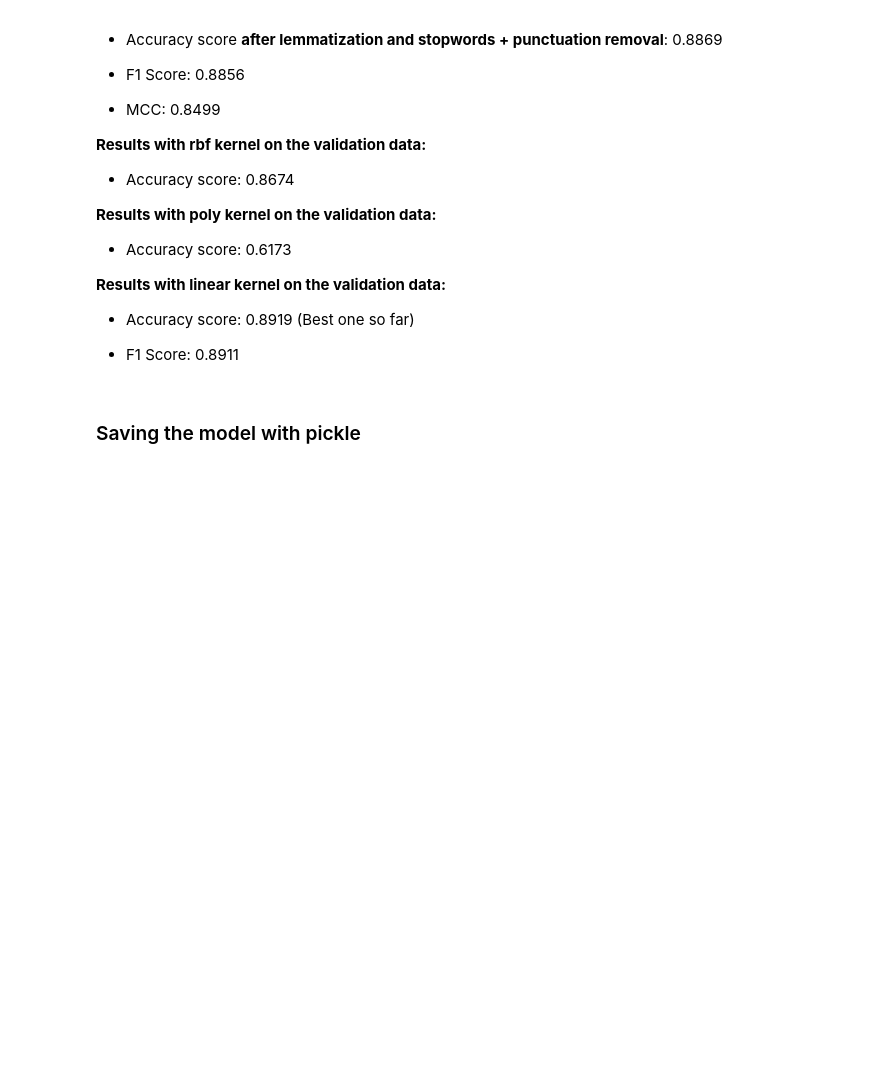
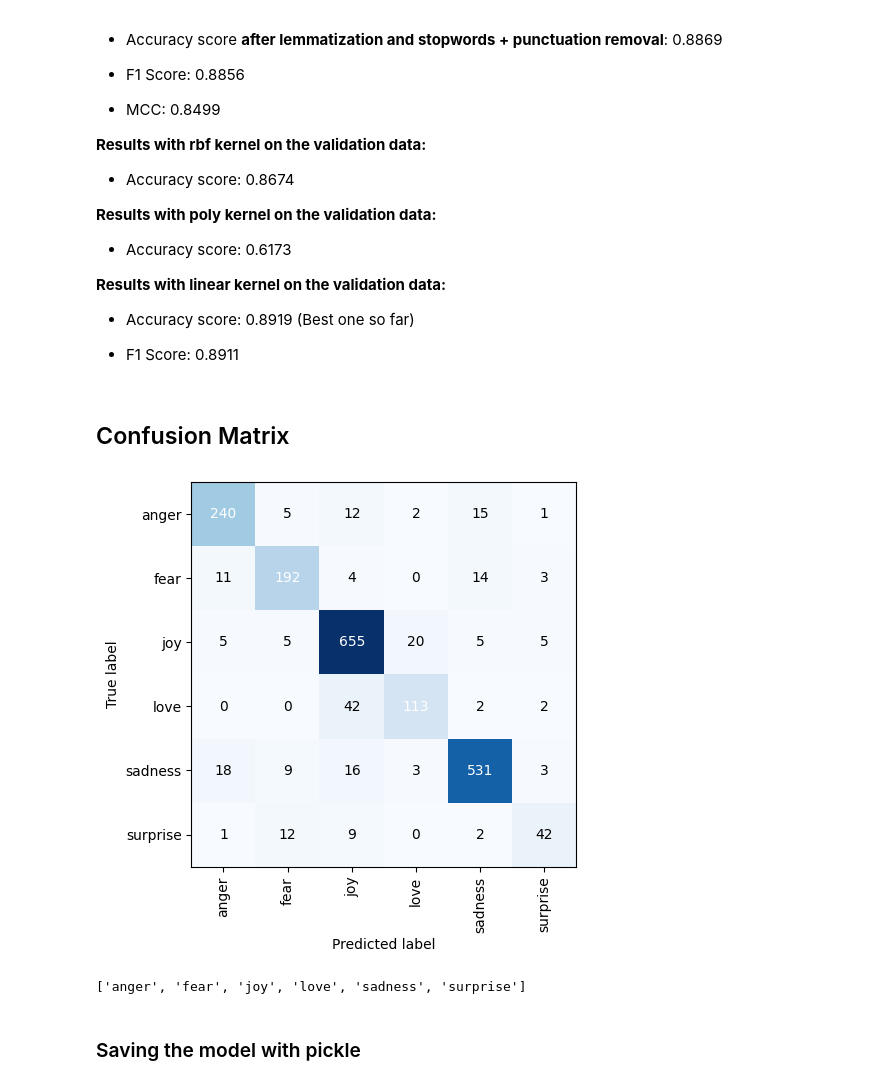
Before and after one commit to gmunda97/emotion_classification, a Jupyter notebook: jupyter_notebooks/support_vector_machine.ipynb, the cells around one changed output. Cells and saved outputs as stored; diff of their text form; code cells hidden in the pictures; blank space fills up the shorter version.

Commit message:
Confusion matrix for SVM implemented

```diff
--- a/jupyter_notebooks/support_vector_machine.ipynb
+++ b/jupyter_notebooks/support_vector_machine.ipynb
@@ -154,6 +160,40 @@ The predicted emotion for 'Yesterday I went to the supermarket and bought some f
 - Accuracy score: 0.8919 (Best one so far)
 
 - F1 Score: 0.8911
+# %% [markdown]
+## Confusion Matrix
+# %%
+# classify the test data and compute the predicted labels
+y_true = test_data["Emotion"].tolist()
+y_pred = [svm_classifier.classify(text) for text in test_data["Text"].tolist()]
+label_names = svm_classifier.classifier.classes_.tolist()
+
+# compute the confusion matrix
+cm = confusion_matrix(y_true, y_pred, labels=label_names)
+# plot the confusion matrix
+fig, ax = plt.subplots(figsize=(5,5))
+im = ax.imshow(cm, cmap='Blues')
+
+# set the tick labels
+ax.set_xticks(np.arange(len(label_names)))
+ax.set_yticks(np.arange(len(label_names)))
+ax.set_xticklabels(label_names, rotation=90)
+ax.set_yticklabels(label_names)
+ax.set_xlabel("Predicted label")
+ax.set_ylabel("True label")
+
+# add annotations to the plot
+for i in range(len(label_names)):
+    for j in range(len(label_names)):
+        text = ax.text(j, i, cm[i, j], ha="center", va="center", color="white" if cm[i, j] > len(y_true)/len(label_names)**2 else "black")
+
+plt.show()
+# %% [output]
+[figure, added]
+# %%
+label_names
+# %% [output]
+['anger', 'fear', 'joy', 'love', 'sadness', 'surprise']
 # %% [markdown]
 ### Saving the model with pickle
 # %%
```
Also changed, not shown: parts of 3 cells of this notebook.
